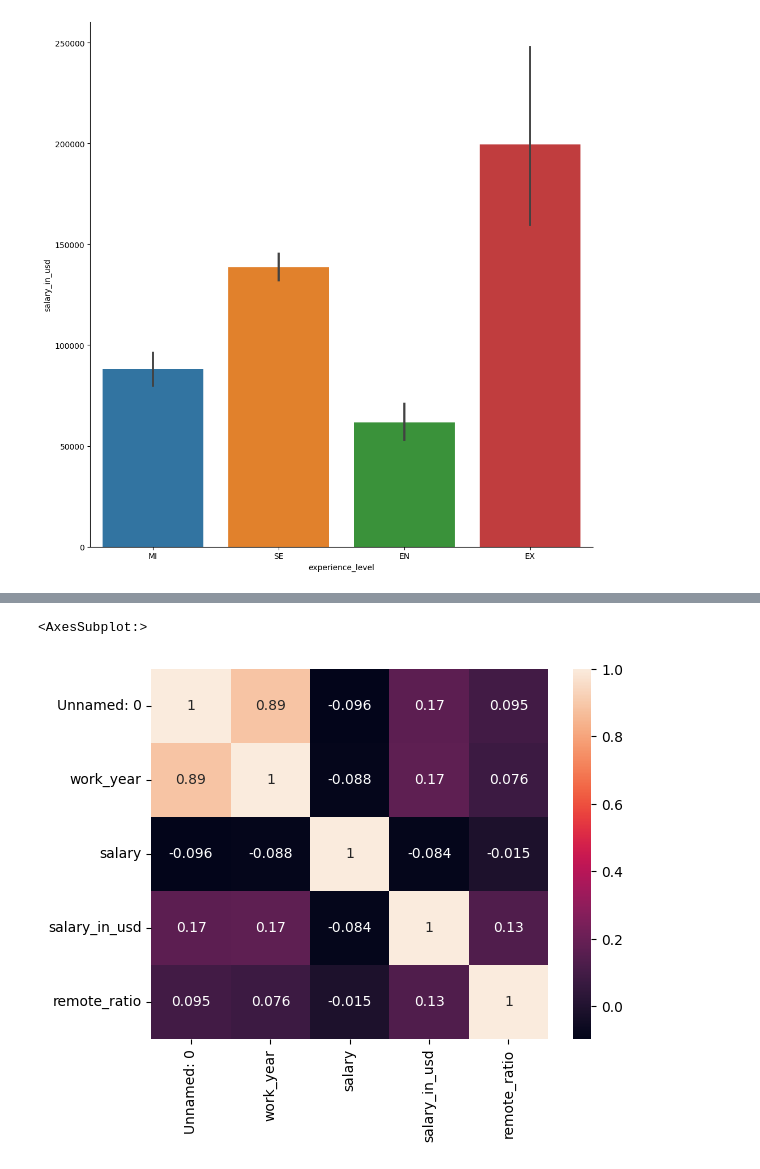
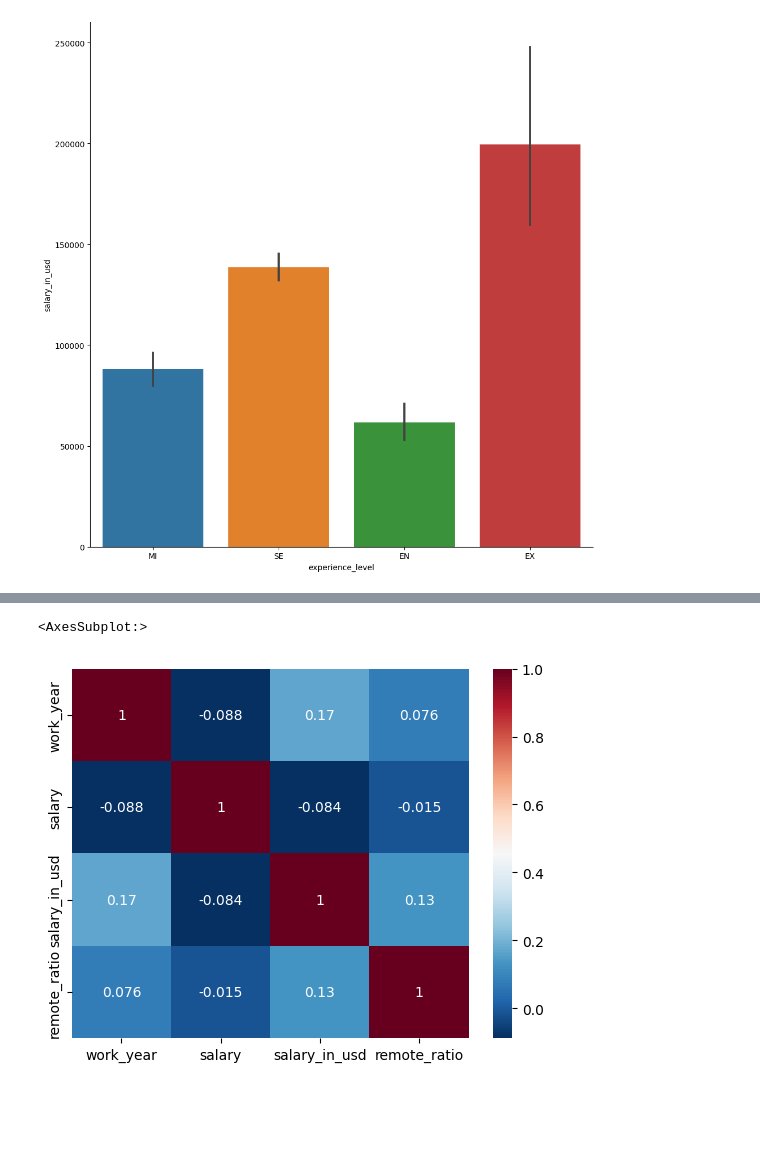
Before and after one commit to An-tianqi/python, a Jupyter notebook: Data Science Job Salaries.ipynb, the cells around one changed output, grey strips where cells are left out. Drawn from its saved outputs; the diff is of its cells as text; code cells hidden in the pictures; blank space fills up the shorter version.

```diff
--- a/Data Science Job Salaries.ipynb
+++ b/Data Science Job Salaries.ipynb
@@ -22,3 +26,9 @@ data
 | 605 | 605 | 2022 | SE | FT | Data Analyst | 150000 | USD | ... |
 | 606 | 606 | 2022 | MI | FT | AI Scientist | 200000 | USD | ... |
 607 rows × 12 columns
+# %%
+new_data=data.loc[:,["work_year","experience_level",
+                     "job_title","salary",
+                     "salary_in_usd",
+                     "remote_ratio",
+                     "company_location"]];
@@ -65,5 +121,6 @@ corr
 # %%
-sb.heatmap(corr,annot=True)
+corr = new_data.corr()
+sb.heatmap(corr,annot=True,cmap="RdBu_r")
 # %% [output]
 <AxesSubplot:>
-[figure, old version]
+[figure, new version]
```
Also changed, not shown: parts of 15 cells of this notebook.
